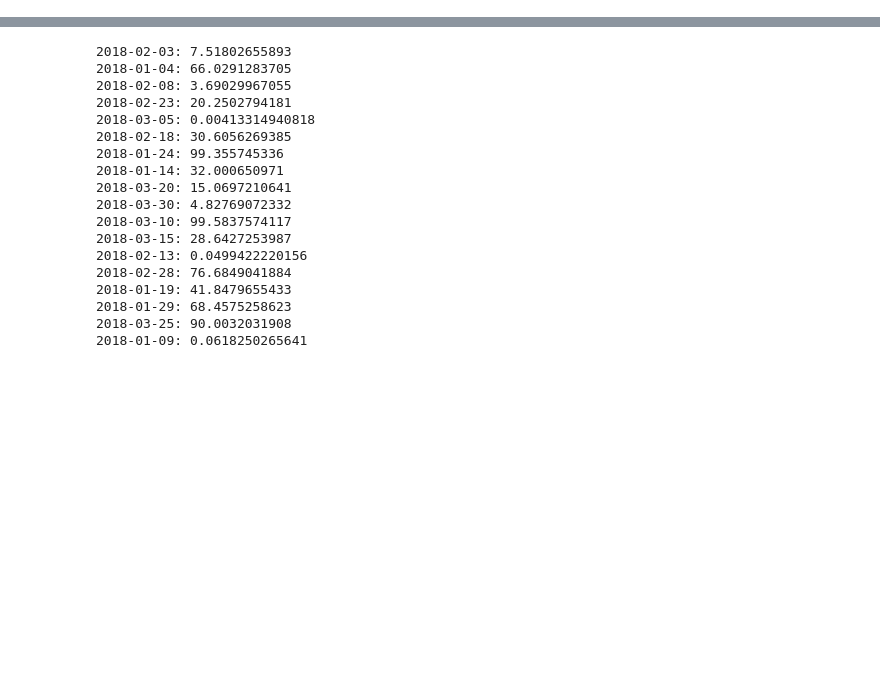
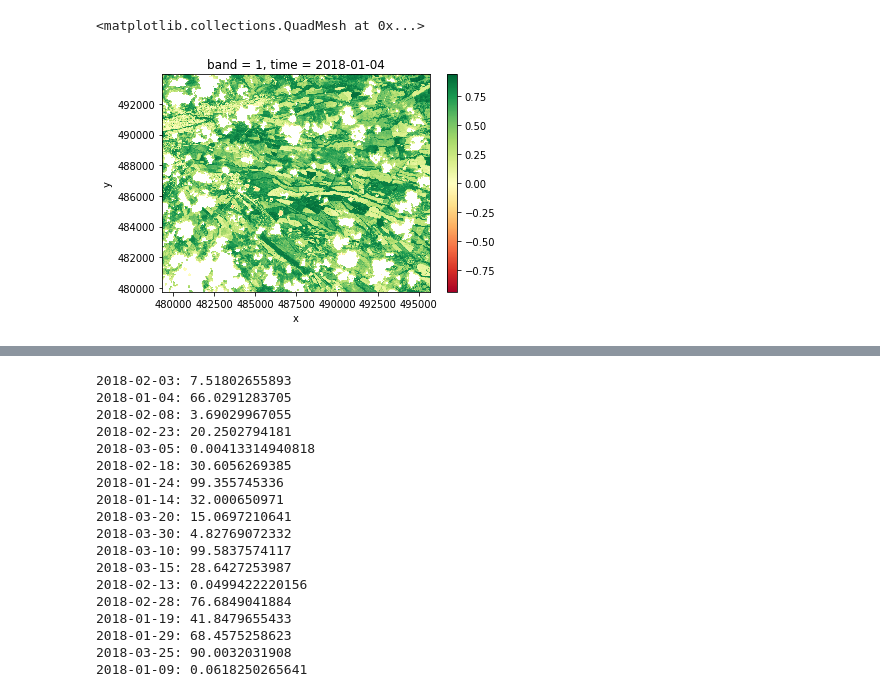
Before and after one commit to alexsalr/ciat_monitor_crops, a Jupyter notebook: Load&Analysis_test.ipynb, the cells around one changed output, grey strips where cells are left out. Cells and saved outputs as stored; diff of their text form; code cells hidden in the pictures; blank space fills up the shorter version.

Commit message:
Mask function for eoXArray and eoXDataset

```diff
--- a/Load&Analysis_test.ipynb
+++ b/Load&Analysis_test.ipynb
@@ -247,4 +290,4 @@ class S2TempStack(eoTempStack):
 # %%
-radar = S1TempStack('/home/azalazar/data/pre/', '/home/azalazar/data/pre/stacks/')
-optical = S2TempStack('/home/azalazar/data/pre/', '/home/azalazar/data/pre/stacks/')
+radar = S1TempStack('/home/azalazar/data/Ibague/pre/', '/home/azalazar/data/Ibague/pre/stack/')
+optical = S2TempStack('/home/azalazar/data/Ibague/pre/', '/home/azalazar/data/Ibague/pre/stack/')
 # %% [output]
@@ -256,3 +298,4 @@ S2 object initialized from /home/azalazar/data/pre/
 # %%
 optical_array = optical.getXarray()
-radar_array = radar.getXarray()
+optical_dtset = optical.getXDataset()
+#radar_array = radar.getXarray()
@@ -261,0 +339,10 @@ radar_array = radar.getXarray()
+# %%
+#optical_dtset['NDVI'].where(optical_dtset.mask).plot(cmap='RdYlGn')
+
+av_dates = optical_dtset.coords['time'].data.tolist()
+date = av_dates[1]
+
+optical_dtset['NDVI'].sel(time=date).where(optical_dtset.mask.sel(time=date)).plot(cmap='RdYlGn')
+# %% [output]
+<matplotlib.collections.QuadMesh at 0x...>
+[figure, added]
```
Also changed, not shown: parts of 12 cells of this notebook.
